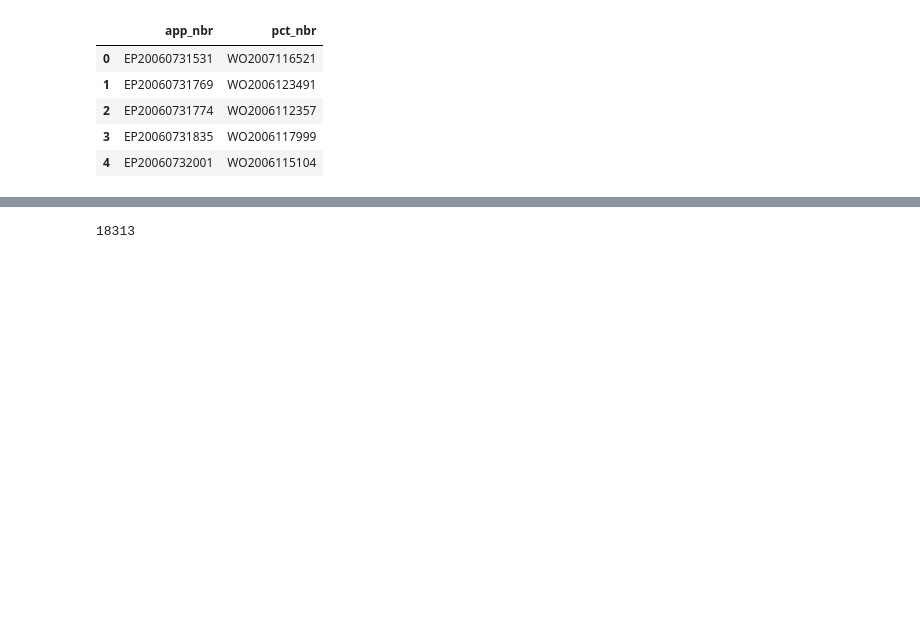
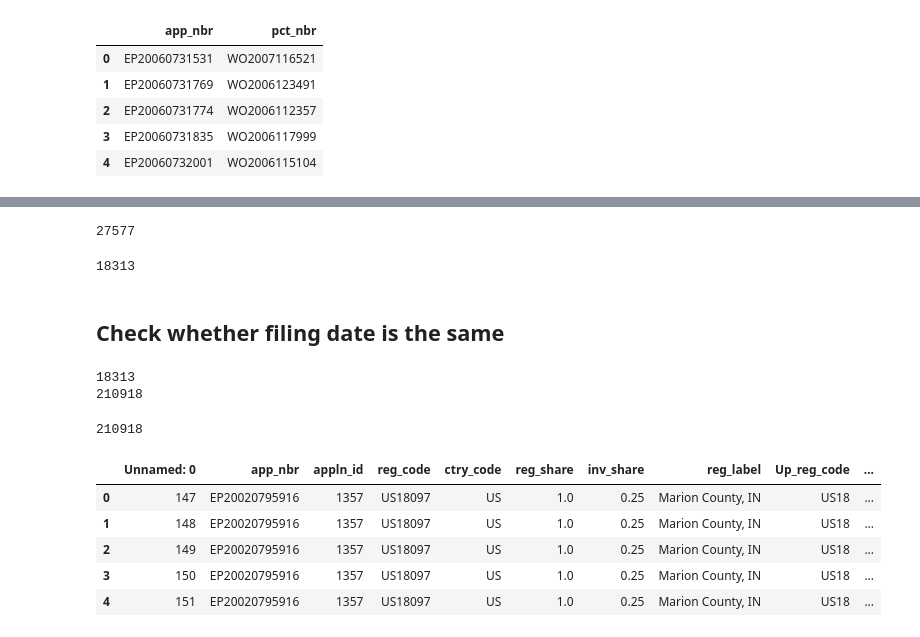
Before and after one commit to lauramenicacci/patent_breakdetection, a Jupyter notebook: data_collection/REGPAT_scoping.ipynb, the cells around one changed output, grey strips where cells are left out. Drawn from its saved outputs; the diff is of its cells as text; code cells hidden in the pictures; blank space fills up the shorter version.

```diff
--- a/data_collection/REGPAT_scoping.ipynb
+++ b/data_collection/REGPAT_scoping.ipynb
@@ -611,9 +615,43 @@ epo.head()
 | 2 | 97 | EP20020022517 | 1297 | US48339 | US | 1.0 | 0.5 | Montgomery County, TX | US48 | ... |
 | 3 | 98 | EP20020022517 | 1297 | US48339 | US | 1.0 | 0.5 | Montgomery County, TX | US48 | ... |
 | 4 | 99 | EP20020022517 | 1297 | US48339 | US | 1.0 | 0.5 | Montgomery County, TX | US48 | ... |
+# %%
+len(epo['app_nbr'].unique())
+# %% [output]
+27577
 # %%
- A = set(epo['app_nbr'])
- B = set(epo_pct['app_nbr'])
- len(A.intersection(B))
+# check intersection between EPO patents filtered for US and PCT patents that entered EPO regional phase
+
+A = set(epo['app_nbr'])
+B = set(epo_pct['app_nbr'])
+print(len(A.intersection(B)))
+pct_epo_common = A.intersection(B) # 18313
 # %% [output]
 18313
+# %% [markdown]
+## Check whether filing date is the same
+# %%
+common_epo = epo[epo['app_nbr'].isin(pct_epo_common)]
+# %%
+print(len(common_epo['appln_id'].unique()))
+
+print(len(common_epo))
+# %% [output]
+18313
+210918
+# %%
+# For the patents which have both an EPO and a PCT application, is the filing date the same?
+
+common_con_pctnbr = pd.merge(common_epo, epo_pct, how = 'left', on = ['app_nbr'])
+
+print(len(common_con_pctnbr))
+
+common_con_pctnbr.head()
+# %% [output]
+210918
+|  | Unnamed: 0 | app_nbr | appln_id | reg_code | ctry_code | reg_share | inv_share | reg_label | Up_reg_code | ... |
+| 0 | 147 | EP20020795916 | 1357 | US18097 | US | 1.0 | 0.25 | Marion County, IN | US18 | ... |
+| 1 | 148 | EP20020795916 | 1357 | US18097 | US | 1.0 | 0.25 | Marion County, IN | US18 | ... |
+| 2 | 149 | EP20020795916 | 1357 | US18097 | US | 1.0 | 0.25 | Marion County, IN | US18 | ... |
+| 3 | 150 | EP20020795916 | 1357 | US18097 | US | 1.0 | 0.25 | Marion County, IN | US18 | ... |
+| 4 | 151 | EP20020795916 | 1357 | US18097 | US | 1.0 | 0.25 | Marion County, IN | US18 | ... |
```
Also changed, not shown: parts of 21 cells of this notebook, 10 other files.
